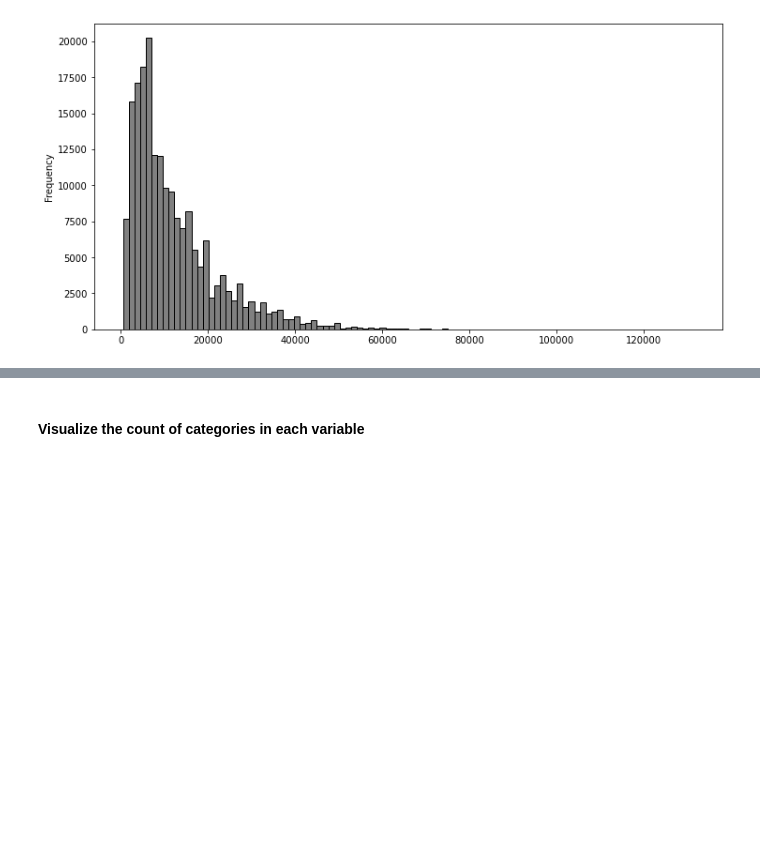
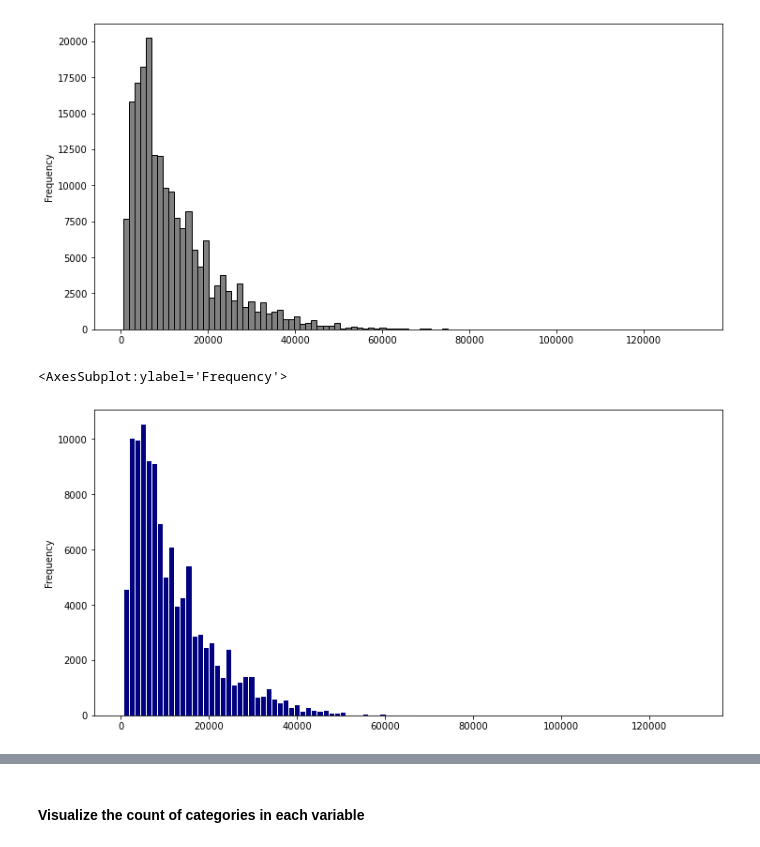
Before and after one commit to datascian/Predicting-the-Price-Range-of-Used-Cars, a Jupyter notebook: EDA.ipynb, the cells around one changed output, grey strips where cells are left out. Cells and saved outputs as stored; diff of their text form; code cells hidden in the pictures; blank space fills up the shorter version.

```diff
--- a/EDA.ipynb
+++ b/EDA.ipynb
@@ -57,0 +60,3 @@ memory usage: 23.8+ MB
+# %%
+pandemic_data = pd.read_csv('pandemic_data_eda.csv')
+prepandemic_data = pd.read_csv('prepandemic_data_eda.csv')
@@ -84,3 +127,8 @@ preprocessed_data_num['price'].plot(kind='hist', bins=100, figsize=(12,6), facec
 # %% [output]
 <AxesSubplot:ylabel='Frequency'>
 [figure]
+# %%
+prepandemic_data['price'].plot(kind='hist', bins=100, figsize=(12,6), facecolor='navy',edgecolor='white')
+# %% [output]
+<AxesSubplot:ylabel='Frequency'>
+[figure, added]
```
Also changed, not shown: parts of 7 cells of this notebook.
